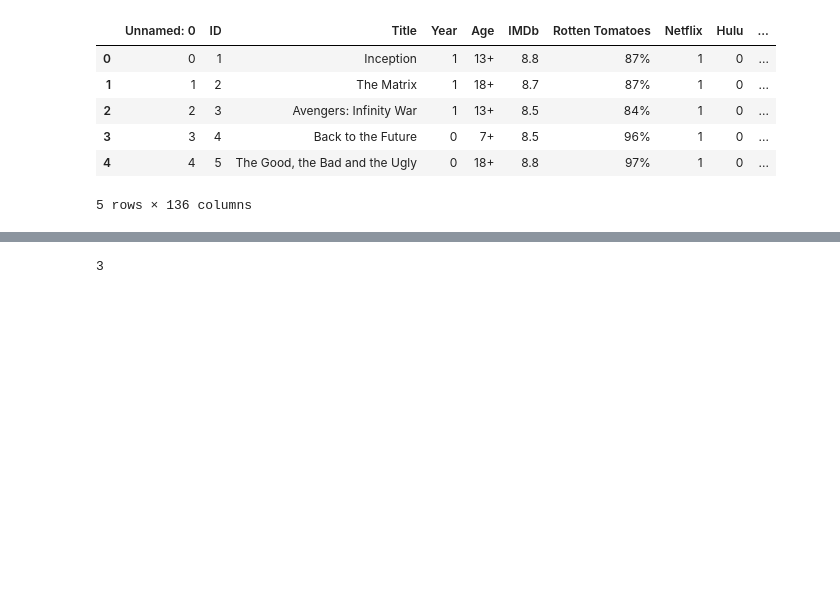
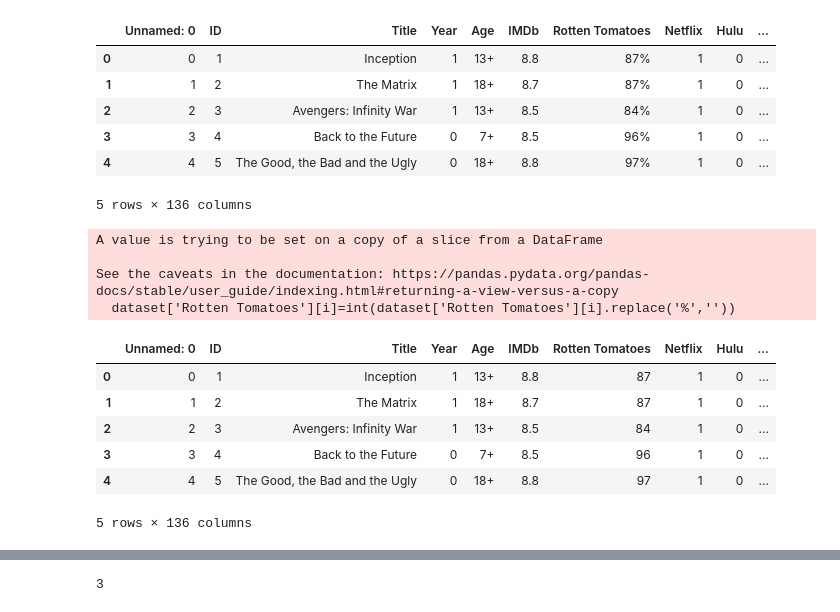
Before and after one commit to DraganaStojnev/ML2_Clusterization, a Jupyter notebook: Klasterizacija.ipynb, the cells around one changed output, grey strips where cells are left out. Drawn from its saved outputs; the diff is of its cells as text; code cells hidden in the pictures; blank space fills up the shorter version.

```diff
--- a/Klasterizacija.ipynb
+++ b/Klasterizacija.ipynb
@@ -295,3 +310,19 @@ dataset.head()
 5 rows × 136 columns
 # %%
 dataset.to_csv('modified_dataset.csv')
+# %%
+for i in range(dataset.shape[0]):
+    dataset['Rotten Tomatoes'][i]=int(dataset['Rotten Tomatoes'][i].replace('%',''))
+dataset.head()
+# %% [output]
+A value is trying to be set on a copy of a slice from a DataFrame
+
+See the caveats in the documentation: https://pandas.pydata.org/pandas-docs/stable/user_guide/indexing.html#returning-a-view-versus-a-copy
+  dataset['Rotten Tomatoes'][i]=int(dataset['Rotten Tomatoes'][i].replace('%',''))
+|  | Unnamed: 0 | ID | Title | Year | Age | IMDb | Rotten Tomatoes | Netflix | Hulu | ... |
+| 0 | 0 | 1 | Inception | 1 | 13+ | 8.8 | 87 | 1 | 0 | ... |
+| 1 | 1 | 2 | The Matrix | 1 | 18+ | 8.7 | 87 | 1 | 0 | ... |
+| 2 | 2 | 3 | Avengers: Infinity War | 1 | 13+ | 8.5 | 84 | 1 | 0 | ... |
+| 3 | 3 | 4 | Back to the Future | 0 | 7+ | 8.5 | 96 | 1 | 0 | ... |
+| 4 | 4 | 5 | The Good, the Bad and the Ugly | 0 | 18+ | 8.8 | 97 | 1 | 0 | ... |
+5 rows × 136 columns
```
Also changed, not shown: parts of 10 cells of this notebook.
